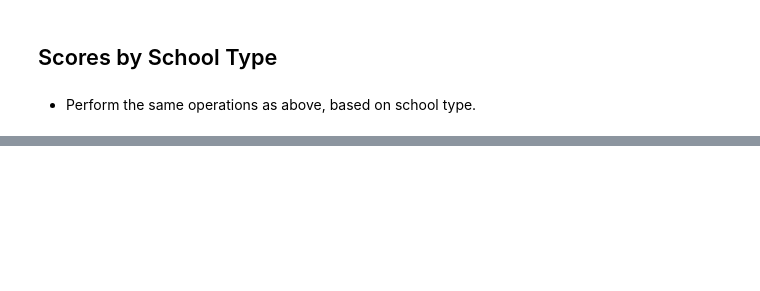
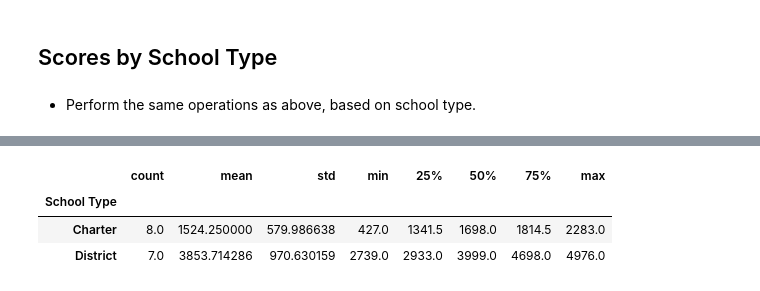
Before and after one commit to efrisch6/pandas-challenge, a Jupyter notebook: PyCitySchools/PyCitySchools_starter.ipynb, the cells around one changed output, grey strips where cells are left out. Saved outputs shown, nothing was run; the diff lists cells and outputs as text; code cells hidden in the pictures; blank space fills up the shorter version.

Commit message:
Finished PyCitySchools homework assignment

```diff
--- a/PyCitySchools/PyCitySchools_starter.ipynb
+++ b/PyCitySchools/PyCitySchools_starter.ipynb
@@ -132,6 +132,8 @@ school_df = pd.DataFrame({"Total Students" : students,
                             "% Overall Passing Rate" : passing_rate
 
 })
+
+school_df = school_data[["school_name","type"]].merge(school_df, on="school_name").set_index("school_name").sort_values("% Overall Passing Rate", ascending=False)
 # %% [markdown]
 ## Top Performing Schools (By Passing Rate)
 # %% [markdown]
@@ -287,0 +303,8 @@ group_names = ["Small (<1000)", "Medium (1000-2000)", "Large (2000-5000)"]
+# %%
+
+school_df["School Size"] = pd.cut(school_df["Total Students"], size_bins, labels= group_names)
+#bins_df.groupby("School Size")
+school_df = school_df.reset_index()
+size_group = school_df.groupby("School Size")
+average_by_size_df = size_group[["Average Math Score","Average Reading Score", "% Passing Math", "% Passing Reading", "% Overall Passing Rate"]].mean()
+average_by_size_df
@@ -297,0 +321,4 @@ group_names = ["Small (<1000)", "Medium (1000-2000)", "Large (2000-5000)"]
+# %%
+type_group = school_df.rename(columns={"type": "School Type"}).groupby("School Type")
+average_by_type_df = type_group[["Average Math Score","Average Reading Score", "% Passing Math", "% Passing Reading", "% Overall Passing Rate"]].mean()
+average_by_type_df
@@ -297,0 +337,7 @@ group_names = ["Small (<1000)", "Medium (1000-2000)", "Large (2000-5000)"]
+# %%
+type_group["Total Students"].describe()
+# %% [output]
+|  | count | mean | std | min | 25% | 50% | 75% | max |
+| School Type |  |  |  |  |  |  |  |  |
+| Charter | 8.0 | 1524.250000 | 579.986638 | 427.0 | 1341.5 | 1698.0 | 1814.5 | 2283.0 |
+| District | 7.0 | 3853.714286 | 970.630159 | 2739.0 | 2933.0 | 3999.0 | 4698.0 | 4976.0 |
```
Also changed, not shown: parts of 9 cells of this notebook.
